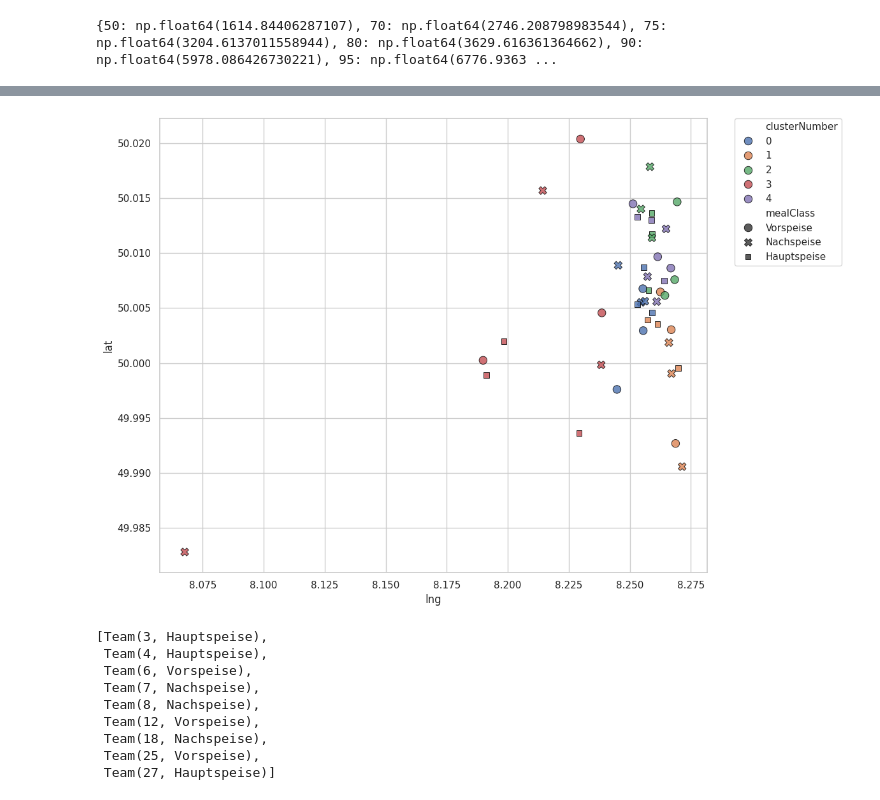
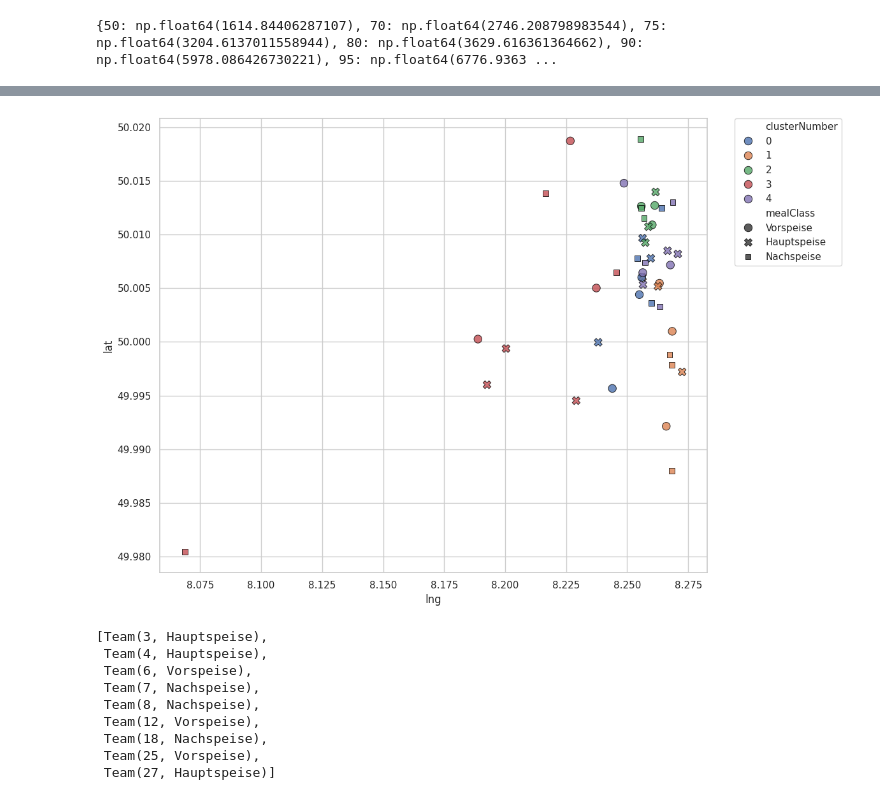
Before and after one commit to Clemens85/runningdinner-functions, a Jupyter notebook: packages/optimization/playground.ipynb, the cells around one changed output, grey strips where cells are left out. Drawn from its saved outputs; the diff is of its cells as text; code cells hidden in the pictures.

Commit message:
- Unify cluster algorithms to DefaultClusterer (with / without keeping meal assignments) and with optimized cluster building

```diff
--- a/packages/optimization/playground.ipynb
+++ b/packages/optimization/playground.ipynb
@@ -40,5 +38,5 @@ vis.plot_geocodes(data.get_routes())
 # %%
-clusterer = ClustererNewMealAssignments(data)
+clusterer = DefaultClusterer(data)
 routes, labels = clusterer.predict()
 vis.plot_geocodes(routes)
 #vis.plot_max_distances_per_cluster(clusterer.print_max_distances_per_cluster())
@@ -63,4 +61,4 @@ vis.plot_geocodes(routes)
-[figure, old version]
+[figure, new version]
 # %%
 clusterer = RawClustererExperimental(data)
 routes, labels = clusterer.predict()
```
Also changed, not shown: parts of 3 cells of this notebook, 8 other files.
